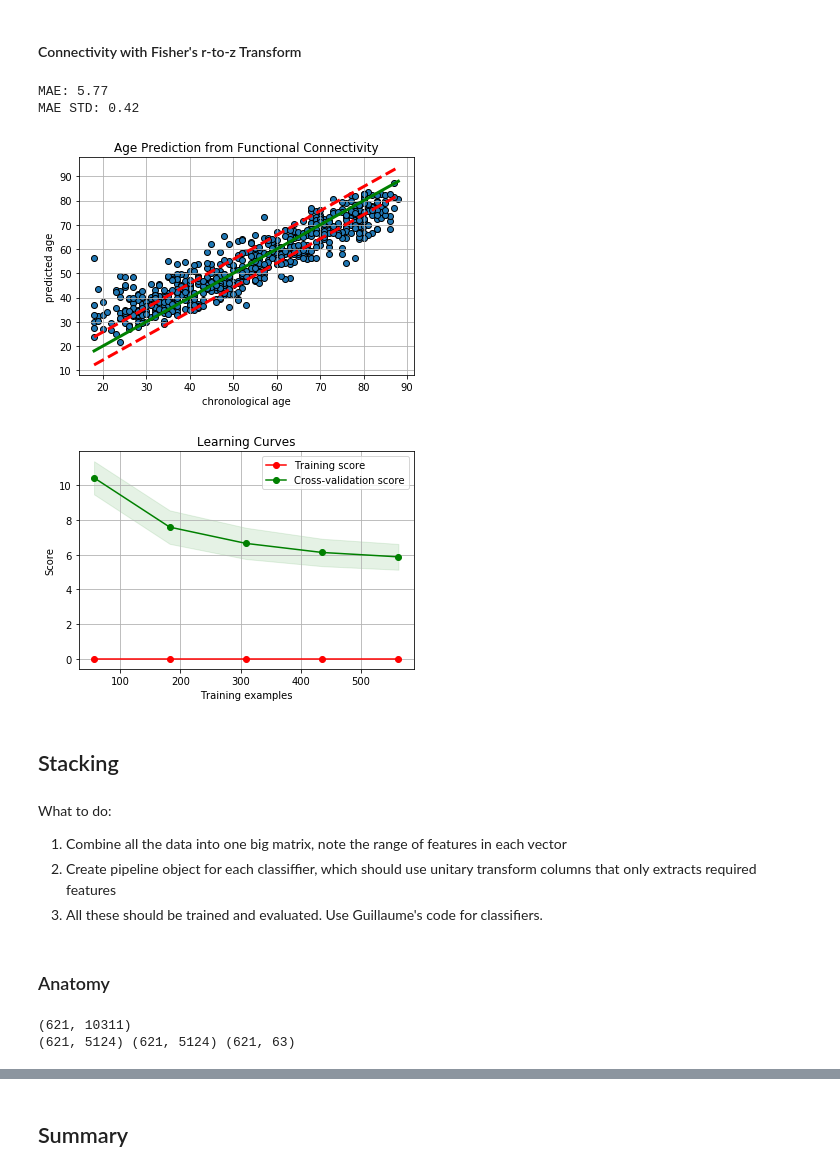
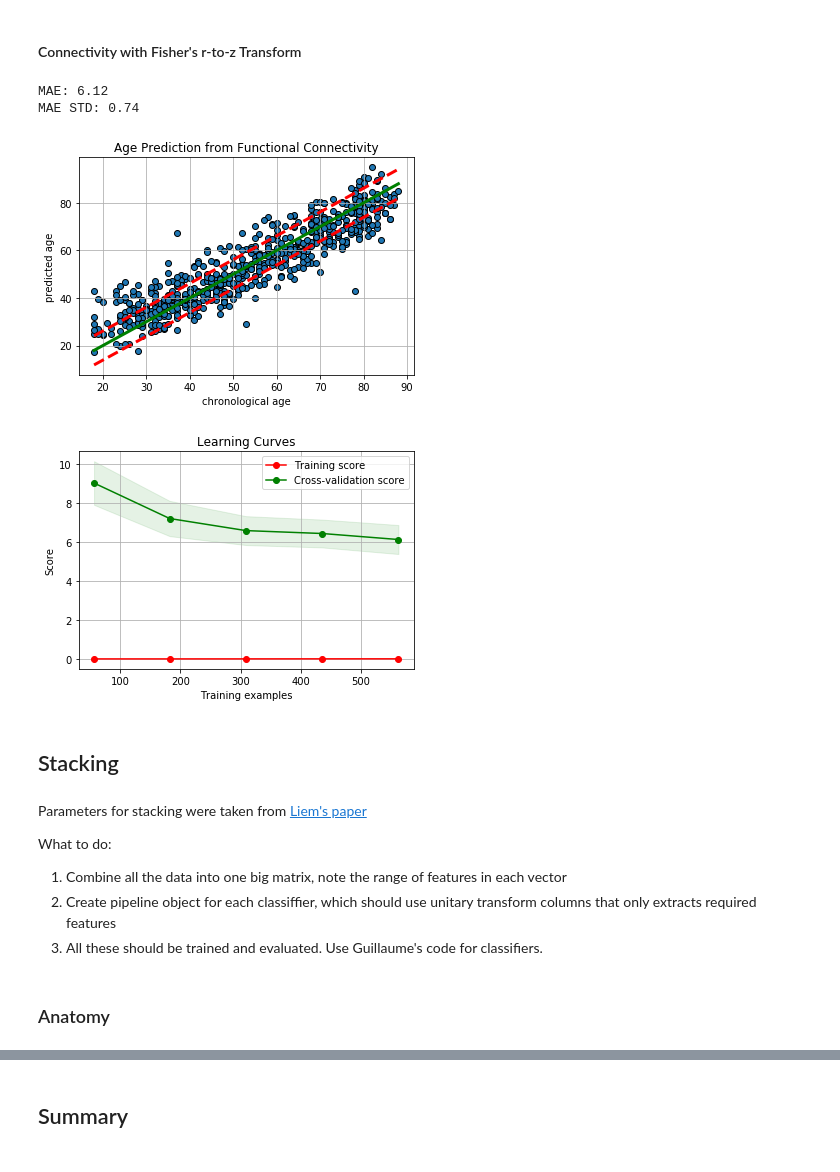
Before and after one commit to OlehKSS/camcan_analysis, a Jupyter notebook: notebook/mri/age_prediction.ipynb, the cells around one changed output, grey strips where cells are left out. Cells and saved outputs as stored; diff of their text form; code cells hidden in the pictures.

Commit message:
Stacking of leanear models rc

```diff
--- a/notebook/mri/age_prediction.ipynb
+++ b/notebook/mri/age_prediction.ipynb
@@ -142,7 +145,7 @@ connect_data_tangent.head()
 #### Tangent Space
 # %%
 y, y_pred, arr_mae, arr_r2, train_sizes, train_scores, test_scores, _ \
-    = run_ridge(connect_data_tangent, subjects_data, cv=CV)
+    = run_ridge(connect_data_tangent_basc, subjects_data, cv=CV)
 
 arr_mae = -arr_mae
 mae = arr_mae.mean()
@@ -151,7 +154,7 @@ std = arr_mae.std()
 print('MAE: %.2f' % mae)
 print('MAE STD: %.2f' % std)
 
-mae_std['Connectivity Matrix, BASC 197 tan'] = (mae, std)
+function_mae_std['Connectivity Matrix, BASC 197 tan'] = (mae, std)
 
 plot_pred(y, y_pred, mae, title='Age Prediction from Functional Connectivity')
 plot_learning_curve(train_sizes, train_scores, test_scores)
@@ -164,7 +167,7 @@ MAE STD: 0.50
 #### Connectivity with Fisher's r-to-z Transform
 # %%
 y, y_pred, arr_mae, arr_r2, train_sizes, train_scores, test_scores, _ \
-    = run_ridge(connect_data_r2z, subjects_data, cv=CV)
+    = run_ridge(connect_data_r2z_basc, subjects_data, cv=CV)
 
 arr_mae = -arr_mae
 mae = arr_mae.mean()
@@ -173,7 +176,7 @@ std = arr_mae.std()
 print('MAE: %.2f' % mae)
 print('MAE STD: %.2f' % std)
 
-mae_std['Connectivity Matrix, BASC 197 r2z'] = (mae, std)
+function_mae_std['Connectivity Matrix, BASC 197 r2z'] = (mae, std)
 
 plot_pred(y, y_pred, mae, title='Age Prediction from Functional Connectivity')
 plot_learning_curve(train_sizes, train_scores, test_scores)
@@ -186,11 +189,11 @@ MAE STD: 0.62
 ### MODL 256
 # %%
 # read connectivity data
-connect_data_tangent = pd.read_hdf('../../data/connectivity/connect_data_tangent.h5',
+connect_data_tangent_modl = pd.read_hdf('../../data/connectivity/connect_data_tangent.h5',
                               key='modl256')
-connect_data_r2z = pd.read_hdf('../../data/connectivity/connect_data_correlation.h5',
+connect_data_r2z_modl = pd.read_hdf('../../data/connectivity/connect_data_correlation.h5',
                               key='modl256')
-connect_data_tangent.head()
+connect_data_tangent_modl.head()
 # %% [output]
 |  | 0 | 1 | 2 | 3 | 4 | 5 | 6 | 7 | 8 | 9 | ... | ... |
 | CC110033 | 0.074408 | -0.018078 | -0.026110 | -0.035737 | 0.026987 | -0.148206 | -0.123741 | 0.043818 | -0.007511 | 0.028245 | ... | ... |
@@ -203,7 +206,7 @@ connect_data_tangent.head()
 #### Tangent Space
 # %%
 y, y_pred, arr_mae, arr_r2, train_sizes, train_scores, test_scores, _ \
-    = run_ridge(connect_data_tangent, subjects_data, cv=CV)
+    = run_ridge(connect_data_tangent_modl, subjects_data, cv=CV)
 
 arr_mae = -arr_mae
 mae = arr_mae.mean()
@@ -212,7 +215,7 @@ std = arr_mae.std()
 print('MAE: %.2f' % mae)
 print('MAE STD: %.2f' % std)
 
-mae_std['Connectivity Matrix, MODL 256 tan'] = (mae, std)
+function_mae_std['Connectivity Matrix, MODL 256 tan'] = (mae, std)
 
 plot_pred(y, y_pred, mae, title='Age Prediction from Functional Connectivity')
 plot_learning_curve(train_sizes, train_scores, test_scores)
@@ -225,27 +228,29 @@ MAE STD: 0.81
 #### Connectivity with Fisher's r-to-z Transform
 # %%
 y, y_pred, arr_mae, arr_r2, train_sizes, train_scores, test_scores, _ \
-    = run_ridge(connect_data_tangent, subjects_data, cv=CV)
+    = run_ridge(connect_data_r2z_modl, subjects_data, cv=CV)
 
 arr_mae = -arr_mae
 mae = arr_mae.mean()
 std = arr_mae.std()
 
 print('MAE: %.2f' % mae)
 print('MAE STD: %.2f' % std)
 
-mae_std['Connectivity Matrix, MODL 256 r2z'] = (mae, std)
+function_mae_std['Connectivity Matrix, MODL 256 r2z'] = (mae, std)
 
 plot_pred(y, y_pred, mae, title='Age Prediction from Functional Connectivity')
 plot_learning_curve(train_sizes, train_scores, test_scores)
 # %% [output]
-MAE: 5.77
-MAE STD: 0.42
+MAE: 6.12
+MAE STD: 0.74
-[figure, old version]
+[figure, new version]
-[figure, old version]
+[figure, new version]
 # %% [markdown]
 ## Stacking
 # %% [markdown]
+Parameters for stacking were taken from [Liem's paper](https://github.com/fliem/LeiCA_LIFE/blob/e9d02464a9e43b97cef9c7b753d88120cfbd6c94/learning/learning_stacking_utils.py#L30)
+
 What to do:
 
 1. Combine all the data into one big matrix, note the range of features in each vector
@@ -259,6 +260,0 @@ anatomy_data = pd.concat([area_data, thickness_data, volume_data], axis=1, join=
-# %%
-print(anatomy_data.shape)
-print(area_data.shape, thickness_data.shape, volume_data.shape)
-# %% [output]
-(621, 10311)
-(621, 5124) (621, 5124) (621, 63)
```
Also changed, not shown: parts of 23 cells of this notebook, 3 other files.
